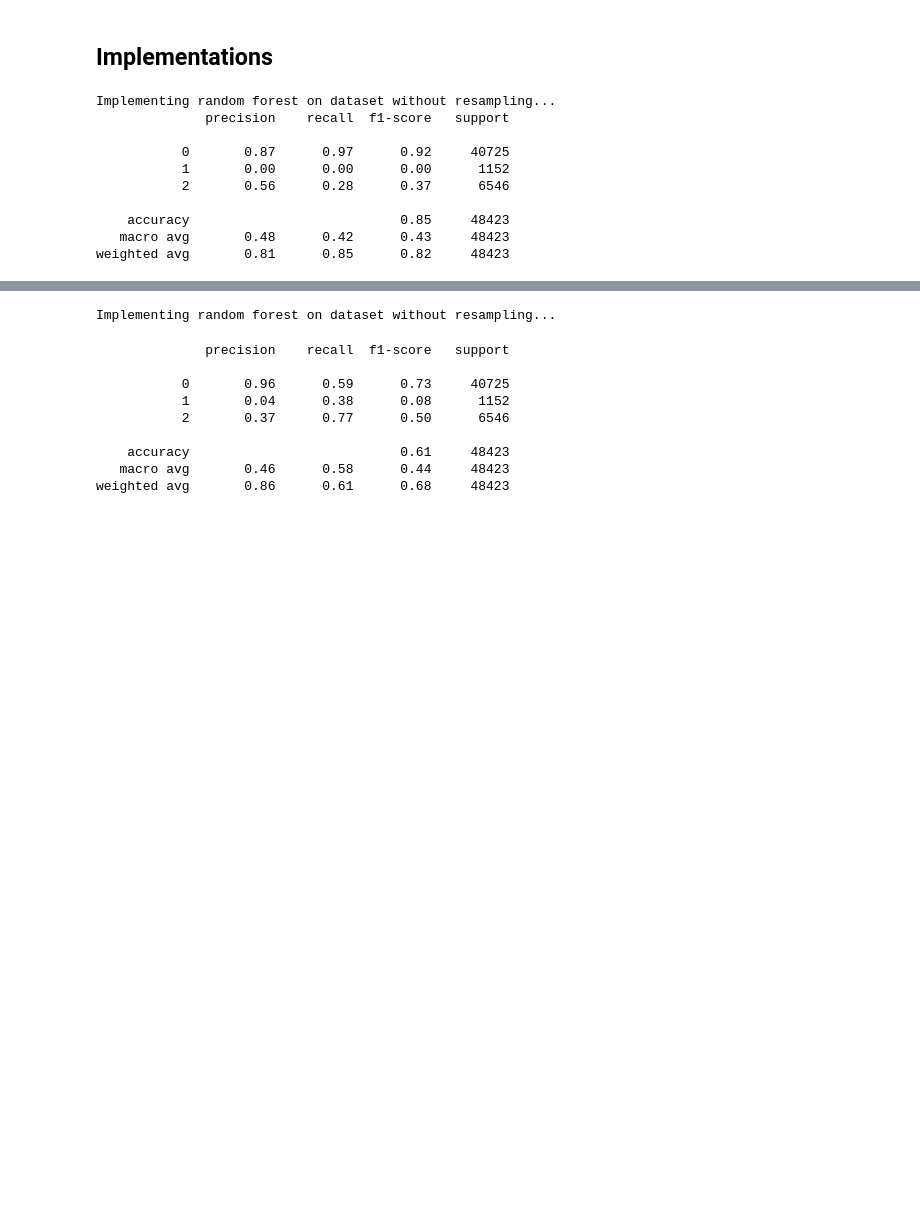
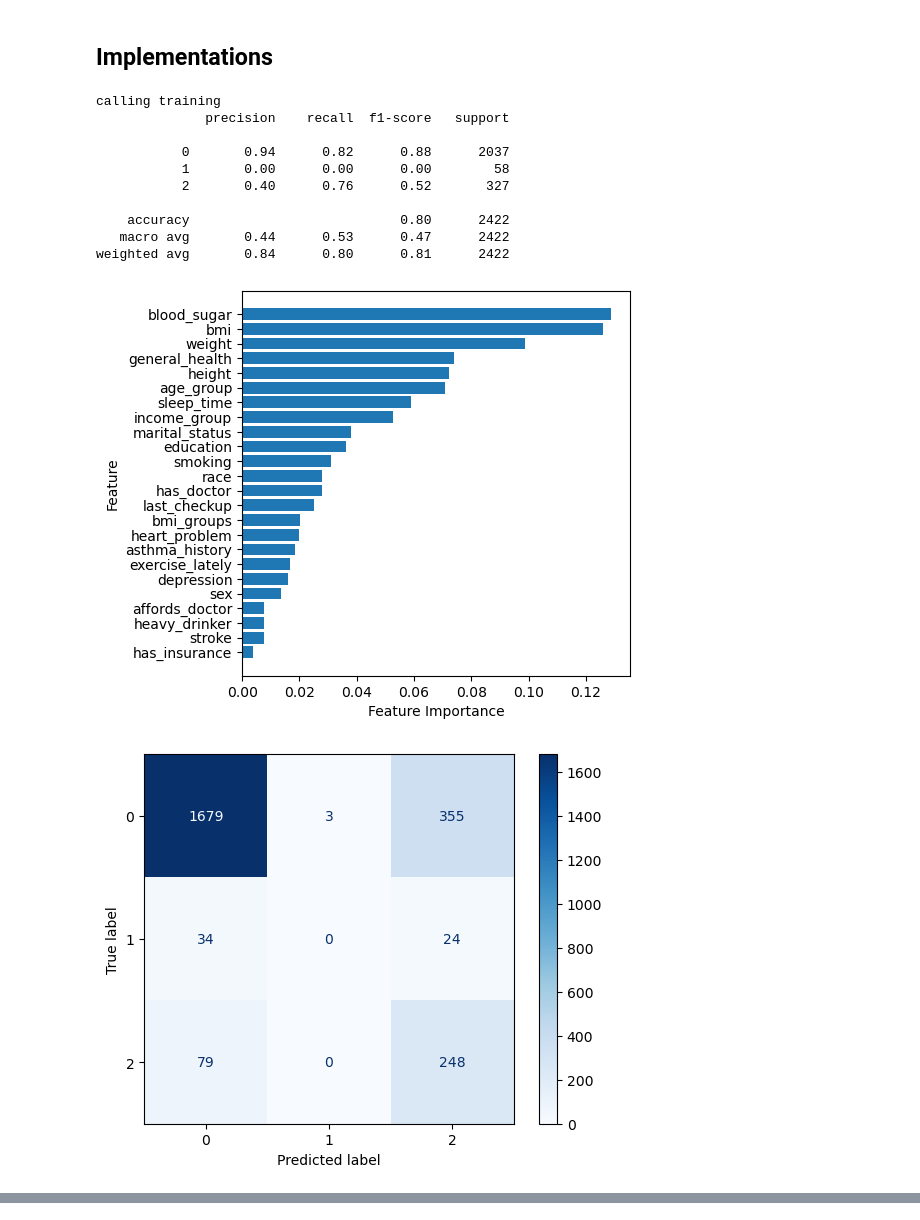
Before and after one commit to AlexMilionis/BioDataProject, a Jupyter notebook: BioAnalysis.ipynb, the cells around one changed output, grey strips where cells are left out. Saved outputs shown, nothing was run; the diff lists cells and outputs as text; code cells hidden in the pictures; blank space fills up the shorter version.

```diff
--- a/BioAnalysis.ipynb
+++ b/BioAnalysis.ipynb
@@ -207,0 +292,3 @@ memory usage: 22.4 MB
+# %%
+data = ModelPreprocessor(inputs, info)
+data.ModelPreprocessorPipeline()
@@ -211,15 +314,14 @@ memory usage: 22.4 MB
 ## Classifiers
 # %%
 class BaseClassifier:
-    def __init__(self, data, labels, random_state=42):
+    def __init__(self, data_object, random_state=42):
         self.random_state = random_state
-        self.data = data
-        self.labels = labels
         self.model = None
+        self.data = data_object
 
-    def run_pipeline(self, report=False, fi=False, cm=False):
+    def model_pipeline(self, report=False, fi=False, cm=False):
         self.create_model()
-        self.split(test_size=0.2)
+#       self.train_data, self.train_labels, self.test_data, self.test_labels = self.preprocessor.fit_transform()
         self.train()
         if report:
             self.generate_classification_report()
@@ -231,34 +333,29 @@ class BaseClassifier:
     def create_model(self):
         raise NotImplementedError("This method should be overridden by subclasses")
 
-    def split(self, test_size=0.2, stratify=True):
-        stratify_labels = self.labels if stratify else None
-        self.train_data, self.test_data, self.train_labels, self.test_labels = train_test_split(
-            self.data,
-            self.labels,
-            test_size=test_size,
-            random_state=self.random_state,
-            stratify=stratify_labels
-        )
-
     def train(self):
+        print("calling training")
         if self.model is not None:
-            self.model.fit(self.train_data, self.train_labels)
+            self.model.fit(self.data.train_data, self.data.train_labels)
+        else:
+          print("model is None ")
 
     def generate_classification_report(self):
 #         if self.model is not None:
-        predictions = self.model.predict(self.test_data)
-        print(classification_report(self.test_labels, predictions))
+        predictions = self.model.predict(self.data.test_data)
+        print(classification_report(self.data.test_labels, predictions))
 
     def plot_confusion_matrix(self):
 #         if self.model is not None:
-        y_pred = self.model.predict(self.test_data)
-        cm = confusion_matrix(self.test_labels, y_pred)
+        y_pred = self.model.predict(self.data.test_data)
+        cm = confusion_matrix(self.data.test_labels, y_pred)
         disp = ConfusionMatrixDisplay(confusion_matrix=cm)
         disp.plot(cmap=plt.cm.Blues)
         plt.show()
 # %%
 class RandomForestModel(BaseClassifier):
+    def __init__(self, data_object, random_state=42):
+        super().__init__(data_object, random_state)
 
     def create_model(self):
         self.model = RandomForestClassifier(random_state=self.random_state)
@@ -266,7 +363,7 @@ class RandomForestModel(BaseClassifier):
     def feature_importance(self):
         if self.model is not None:
             importance = self.model.feature_importances_
-            features = self.train_data.columns
+            features = self.data.train_data.columns
 
             indices = np.argsort(importance)
             sorted_importance = np.take(importance, indices, axis=0)
@@ -329,17 +431,19 @@ class BalancedRandomForestModel(BaseClassifier):
 # %% [markdown]
 ## Implementations
 # %%
-print('Implementing random forest on dataset without resampling...')
-rf1 = RandomForestModel(without_resampling.data, without_resampling.labels)
-rf1.run_pipeline(report=True)
+%%time
+rf1 = RandomForestModel(data)
+rf1.model_pipeline(report=True, fi=True, cm=True)
 # %% [output]
-Implementing random forest on dataset without resampling...
+calling training
               precision    recall  f1-score   support
 
-           0       0.87      0.97      0.92     40725
-           1       0.00      0.00      0.00      1152
-           2       0.56      0.28      0.37      6546
+           0       0.94      0.82      0.88      2037
+           1       0.00      0.00      0.00        58
+           2       0.40      0.76      0.52       327
 
-    accuracy                           0.85     48423
-   macro avg       0.48      0.42      0.43     48423
-weighted avg       0.81      0.85      0.82     48423
+    accuracy                           0.80      2422
+   macro avg       0.44      0.53      0.47      2422
+weighted avg       0.84      0.80      0.81      2422
+[figure, added]
+[figure, added]
@@ -346,15 +451,0 @@ weighted avg       0.81      0.85      0.82     48423
-# %%
-print('Implementing random forest on dataset without resampling...')
-brf1 = BalancedRandomForestModel(without_resampling.data, without_resampling.labels)
-brf1.run_pipeline(report=True)
-# %% [output]
-Implementing random forest on dataset without resampling...
-              precision    recall  f1-score   support
-
-           0       0.96      0.59      0.73     40725
-           1       0.04      0.38      0.08      1152
-           2       0.37      0.77      0.50      6546
-
-    accuracy                           0.61     48423
-   macro avg       0.46      0.58      0.44     48423
-weighted avg       0.86      0.61      0.68     48423
```
Also changed, not shown: parts of 33 cells of this notebook.
